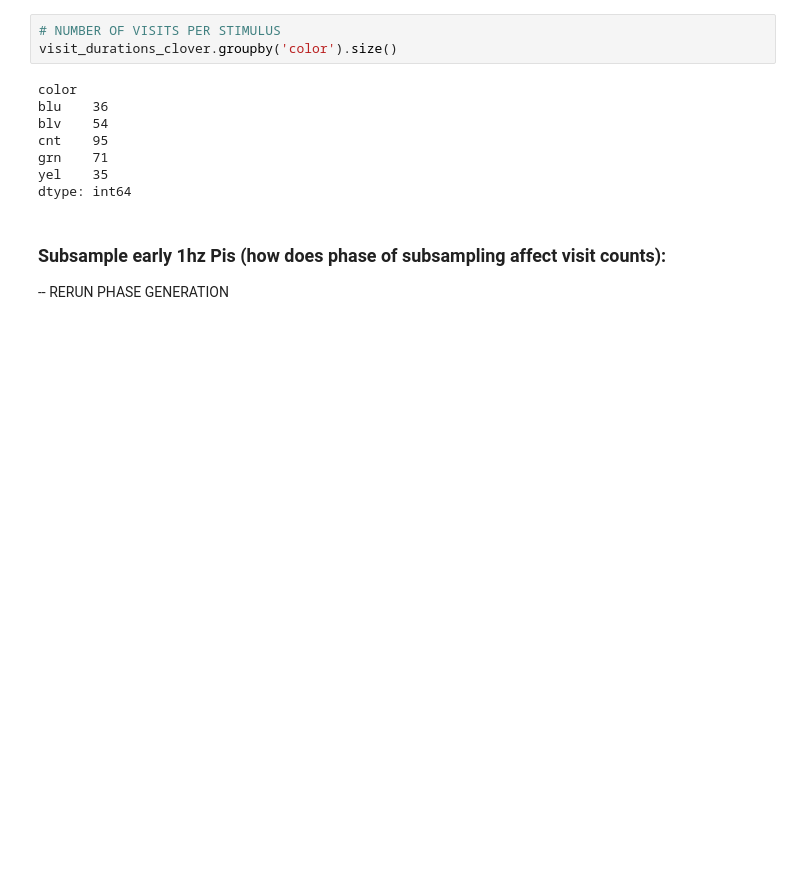
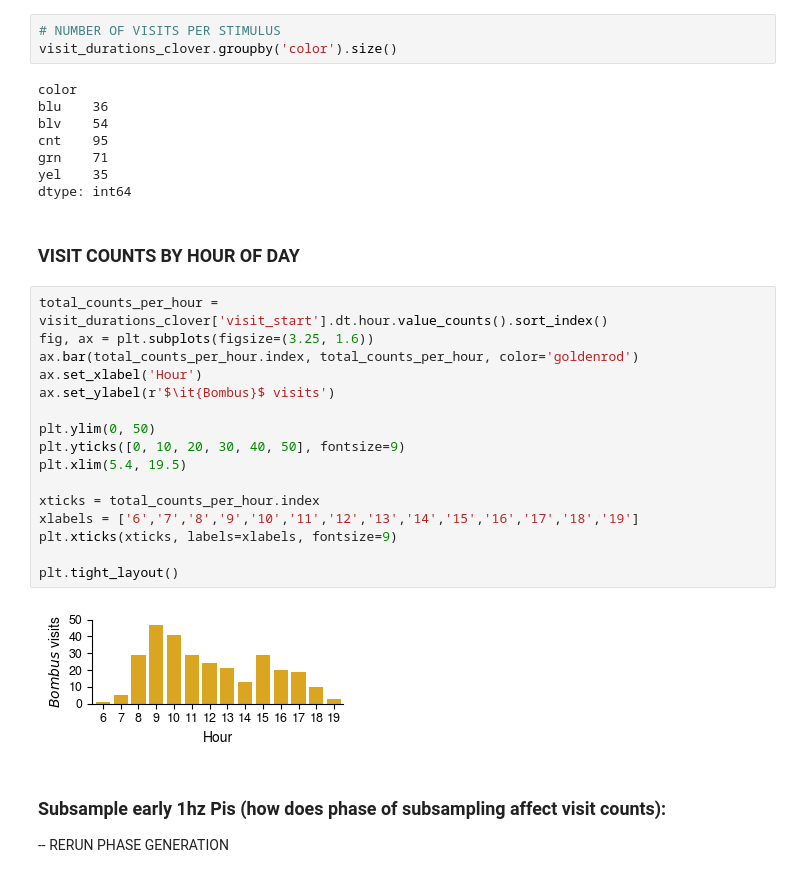
Before and after one commit to mparkergetz/bee_cam_data_processing, a Jupyter notebook: nb2_process_visit_data.ipynb, the cells around one changed output. Cells and saved outputs as stored; diff of their text form; blank space fills up the shorter version.

Commit message:
fold in hour hist plot, combine simulation nbs, reorg

```diff
--- a/nb2_process_visit_data.ipynb
+++ b/nb2_process_visit_data.ipynb
@@ -209,6 +209,26 @@ cnt    95
 grn    71
 yel    35
 dtype: int64
+# %% [markdown]
+### VISIT COUNTS BY HOUR OF DAY
+# %%
+total_counts_per_hour = visit_durations_clover['visit_start'].dt.hour.value_counts().sort_index()
+fig, ax = plt.subplots(figsize=(3.25, 1.6))
+ax.bar(total_counts_per_hour.index, total_counts_per_hour, color='goldenrod')
+ax.set_xlabel('Hour')
+ax.set_ylabel(r'$\it{Bombus}$ visits')
+
+plt.ylim(0, 50)
+plt.yticks([0, 10, 20, 30, 40, 50], fontsize=9)
+plt.xlim(5.4, 19.5)
+
+xticks = total_counts_per_hour.index
+xlabels = ['6','7','8','9','10','11','12','13','14','15','16','17','18','19']
+plt.xticks(xticks, labels=xlabels, fontsize=9)
+
+plt.tight_layout()
+# %% [output]
+[figure, added]
 # %% [markdown]
 ### Subsample early 1hz Pis (how does phase of subsampling affect visit counts):
 
```
Also changed, not shown: 5 other files.
